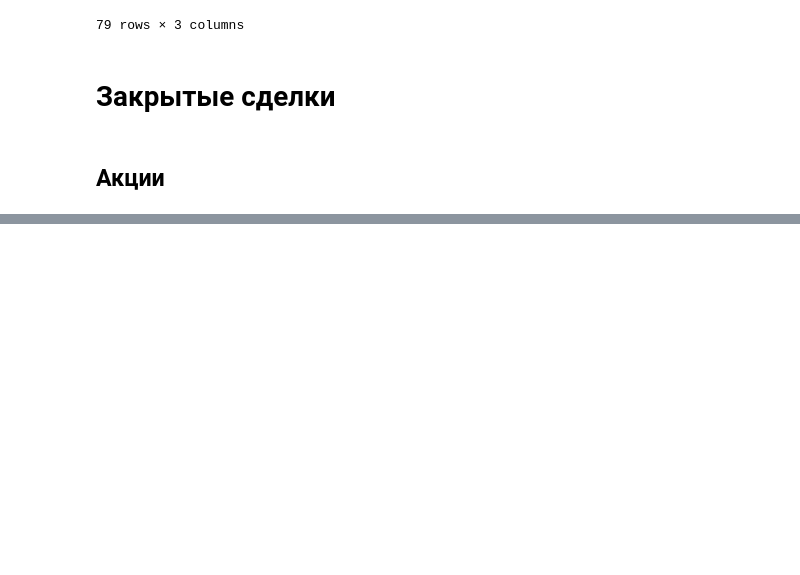
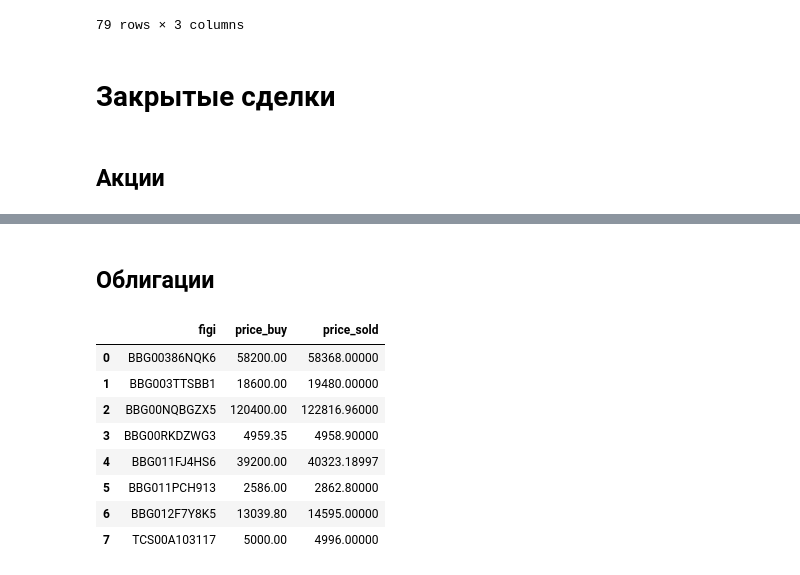
Before and after one commit to VNEShi/tinkoff-invest, a Jupyter notebook: Статистика Тинькоф инвестиций.ipynb, the cells around one changed output, grey strips where cells are left out. Cells and saved outputs as stored; diff of their text form; code cells hidden in the pictures; blank space fills up the shorter version.

```diff
--- a/Статистика Тинькоф инвестиций.ipynb
+++ b/Статистика Тинькоф инвестиций.ipynb
@@ -417,0 +393,18 @@ df_closed['profit_perc'] = (df_closed['price_sold'] / df_closed['price_buy'] - 1
+# %% [markdown]
+## Облигации
+# %%
+df_closed_bonds = df_buy_sold[(df_buy_sold['type'] == 'bond') &
+                              (~df_buy_sold['price_sold'].isna())]
+df_closed_bonds_gr = df_closed_bonds.groupby('figi', as_index=False).agg({'price_buy': 'sum',
+                                                                          'price_sold': 'sum'})
+df_closed_bonds_gr
+# %% [output]
+|  | figi | price_buy | price_sold |
+| 0 | BBG00386NQK6 | 58200.00 | 58368.00000 |
+| 1 | BBG003TTSBB1 | 18600.00 | 19480.00000 |
+| 2 | BBG00NQBGZX5 | 120400.00 | 122816.96000 |
+| 3 | BBG00RKDZWG3 | 4959.35 | 4958.90000 |
+| 4 | BBG011FJ4HS6 | 39200.00 | 40323.18997 |
+| 5 | BBG011PCH913 | 2586.00 | 2862.80000 |
+| 6 | BBG012F7Y8K5 | 13039.80 | 14595.00000 |
+| 7 | TCS00A103117 | 5000.00 | 4996.00000 |
```
Also changed, not shown: parts of 32 cells of this notebook.
